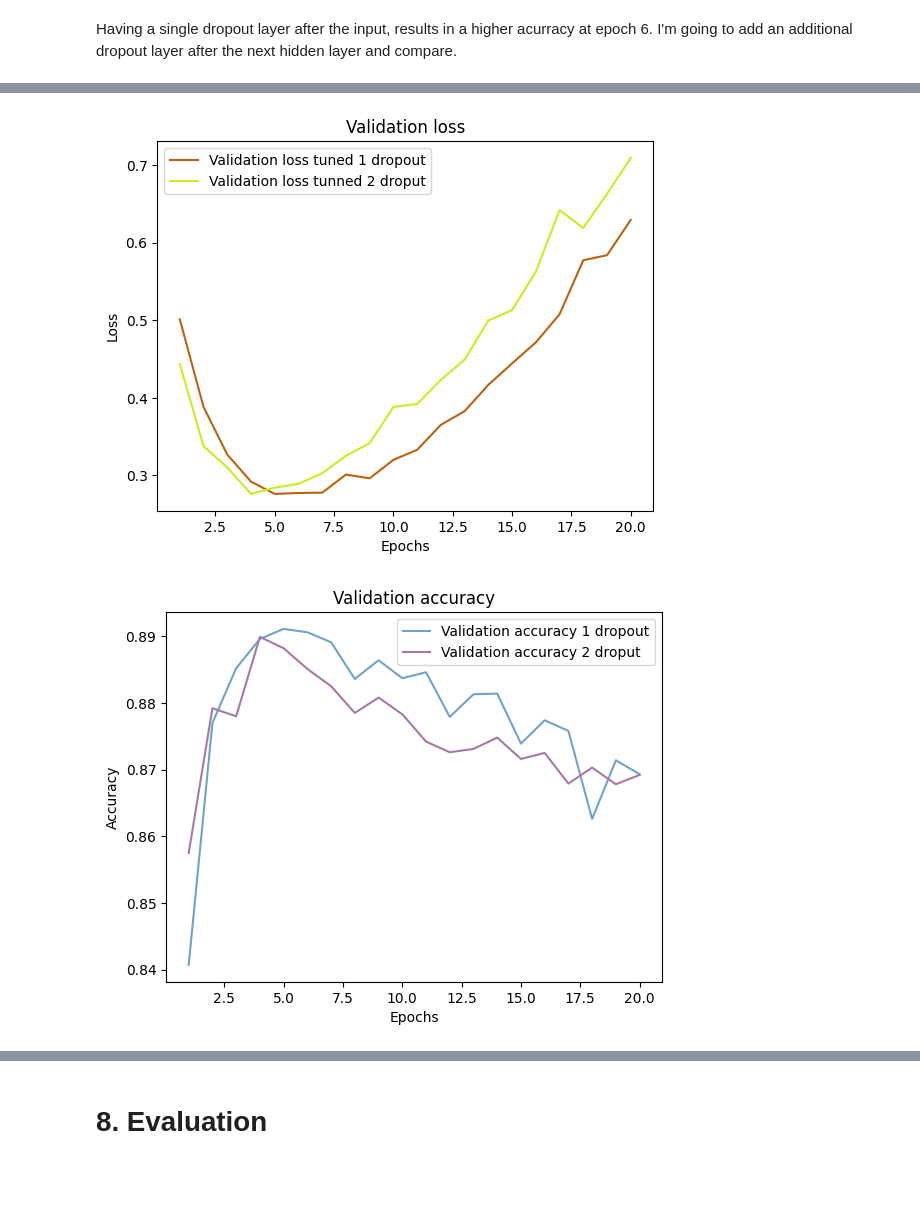
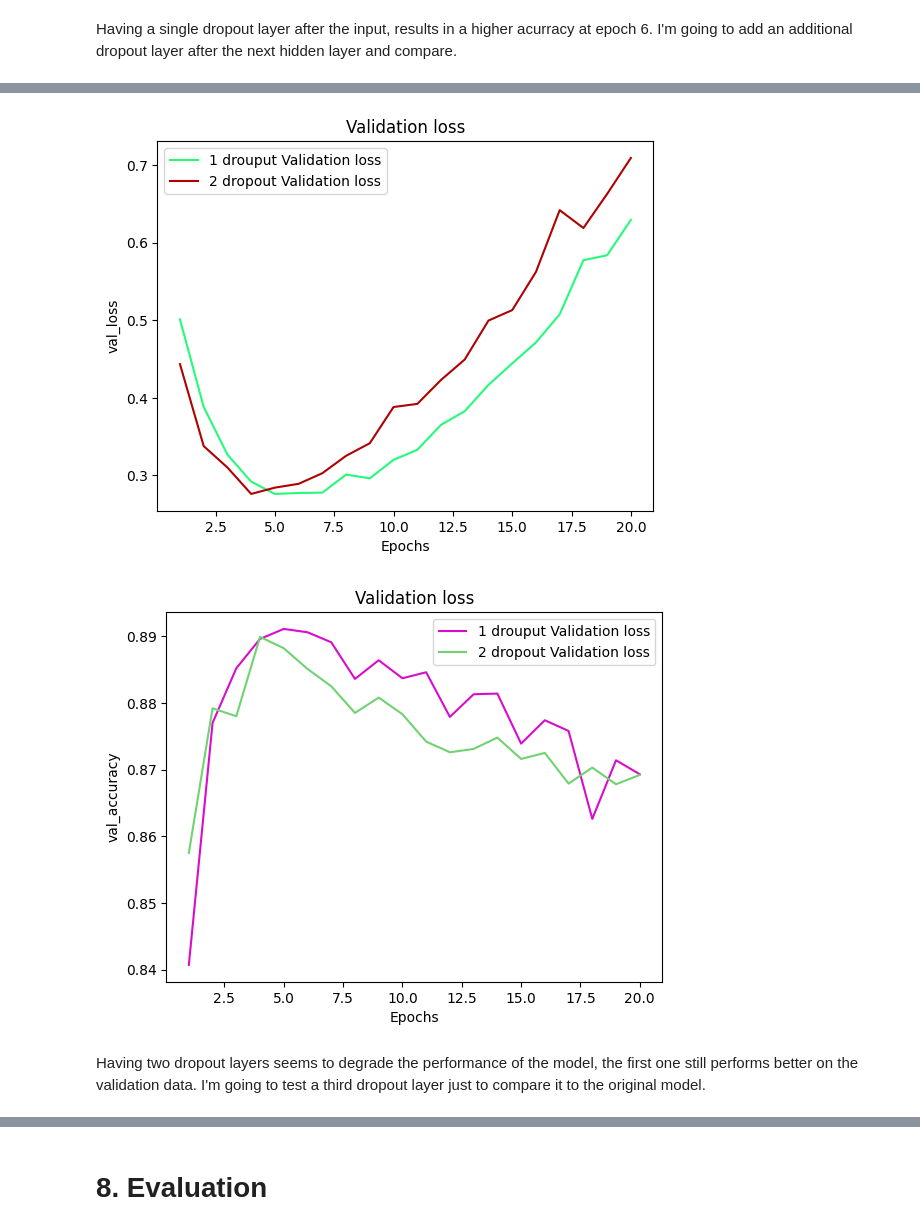
Before and after one commit to estebangarcia/cm3015-final, a Jupyter notebook: imdb_final.ipynb, the cells around one changed output, grey strips where cells are left out. Saved outputs shown, nothing was run; the diff lists cells and outputs as text; code cells hidden in the pictures; blank space fills up the shorter version.

```diff
--- a/imdb_final.ipynb
+++ b/imdb_final.ipynb
@@ -471,35 +483,13 @@ Epoch 19/20
 30/30 [==============================] - 0s 5ms/step - loss: 0.0109 - accuracy: 0.9976 - val_loss: 0.6629 - val_accuracy: 0.8678
 Epoch 20/20
 30/30 [==============================] - 0s 5ms/step - loss: 0.0074 - accuracy: 0.9988 - val_loss: 0.7094 - val_accuracy: 0.8692
-# %%
-plot_with_previous(epochs=epochs, previous_history=tuning_first_iteration, current_history=tuning_second_iteration)
-
-previous_model_history = tuning_first_iteration
-
-val_loss = tuning_second_iteration.history['val_loss']
-
-plt.plot(epochs, previous_model_history.history['val_loss'], label=f"Validation loss tuned 1 dropout", color=np.random.rand(3,))
-plt.plot(epochs, val_loss, label=f"Validation loss tunned 2 droput", color=np.random.rand(3,))
-plt.title("Validation loss")
-plt.xlabel('Epochs')
-plt.ylabel('Loss')
-
-plt.legend()
-plt.show()
-
-val_accuracy = tuning_second_iteration.history['val_accuracy']
-
-plt.plot(epochs, previous_model_history.history['val_accuracy'], label=f"Validation accuracy 1 dropout", color=np.random.rand(3,))
-plt.plot(epochs, val_accuracy, label=f"Validation accuracy 2 droput", color=np.random.rand(3,))
-plt.title("Validation accuracy")
-plt.xlabel('Epochs')
-plt.ylabel('Accuracy')
-
-plt.legend()
-plt.show()
-# %% [output]
-[figure, removed]
-[figure, removed]
+# %%
+plot_with_previous(epochs=epochs, previous_history=tuning_first_iteration, current_history=tuning_second_iteration, previous_label="1 drouput", current_label="2 dropout")
+# %% [output]
+[figure, added]
+[figure, added]
+# %% [markdown]
+Having two dropout layers seems to degrade the performance of the model, the first one still performs better on the validation data. I'm going to test a third dropout layer just to compare it to the original model.
 # %%
 model = models.Sequential()
 model.add(layers.Dense(8, activation='relu', input_shape=(10000,)))
```
Also changed, not shown: parts of 29 cells of this notebook.
